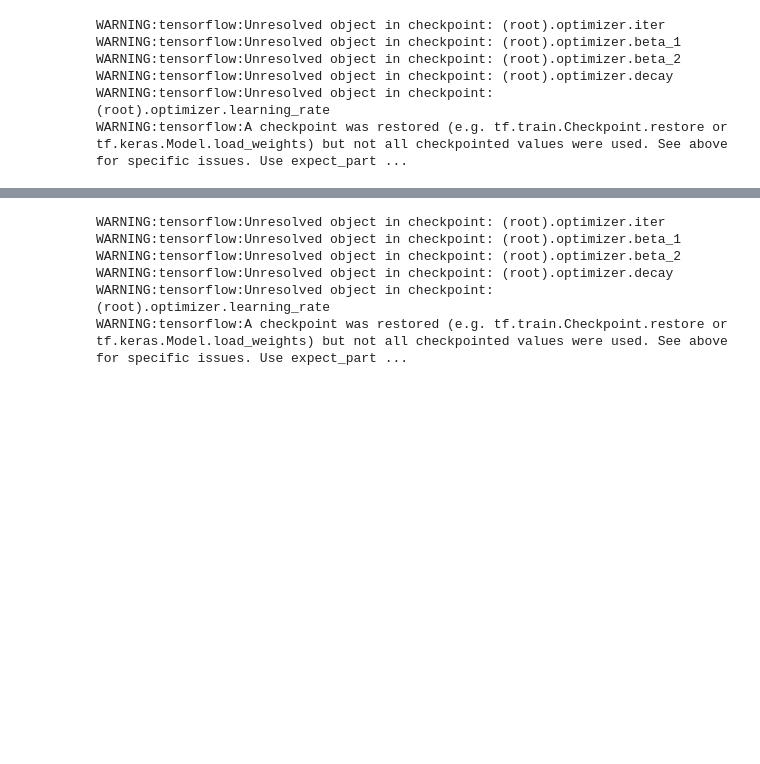
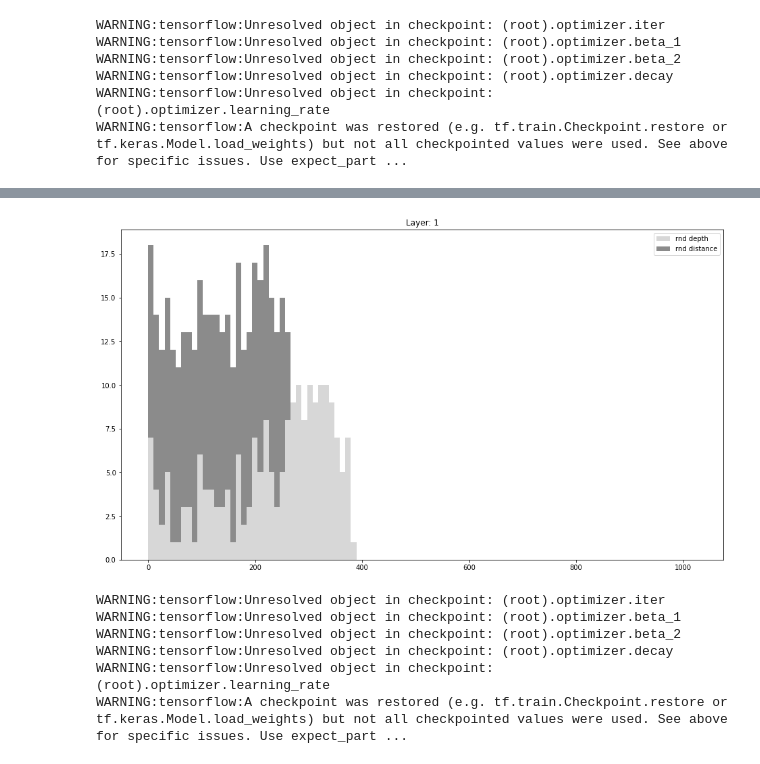
Before and after one commit to tomlimi/OrthogonalTransformerProbing, a Jupyter notebook: InformationSeparation.ipynb, the cells around one changed output, grey strips where cells are left out. Cells and saved outputs as stored; diff of their text form; code cells hidden in the pictures; blank space fills up the shorter version.

```diff
--- a/InformationSeparation.ipynb
+++ b/InformationSeparation.ipynb
@@ -144,0 +209,19 @@ visualize_histogram([lex_distance_probe, dep_distance_probe],
+# %%
+layer_idx = 1
+
+ckpt = load_ckpt(layer_idx)
+dep_distance_probe = ckpt.dep_distance.numpy().ravel()
+lex_distance_probe = ckpt.lex_distance.numpy().ravel()
+pos_distance_probe = ckpt.pos_distance.numpy().ravel()
+rnd_distance_probe = ckpt.rnd_distance.numpy().ravel()
+
+
+dep_depth_probe = ckpt.dep_depth.numpy().ravel()
+lex_depth_probe = ckpt.lex_depth.numpy().ravel()
+pos_depth_probe = ckpt.pos_depth.numpy().ravel()
+rnd_depth_probe = ckpt.rnd_depth.numpy().ravel()
+#der_distance_probe = ckpt.der_distance.numpy().ravel()
+
+visualize_histogram([rnd_depth_probe, rnd_distance_probe],
+                              ['rnd depth', 'rnd distance'])
+# %% [output]
@@ -145,3 +234,4 @@ visualize_histogram([lex_distance_probe, dep_distance_probe],
+[figure, added]
 # %%
 layer_idx = 0
 
```
Also changed, not shown: parts of 9 cells of this notebook, 1 other file.
